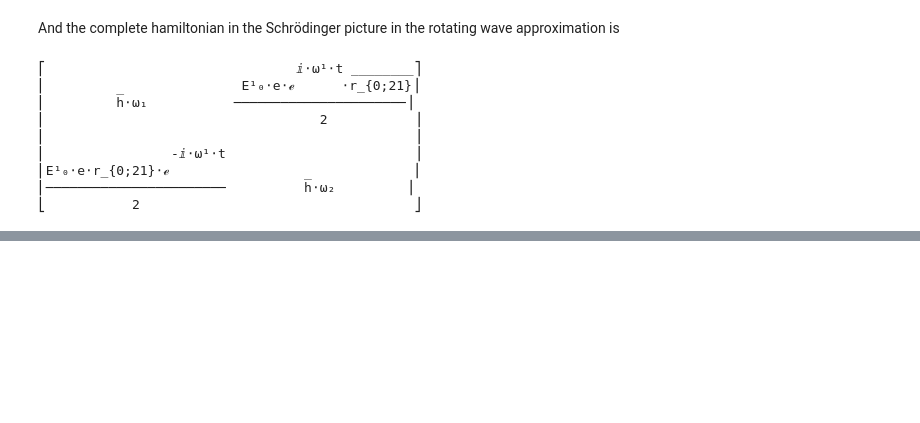
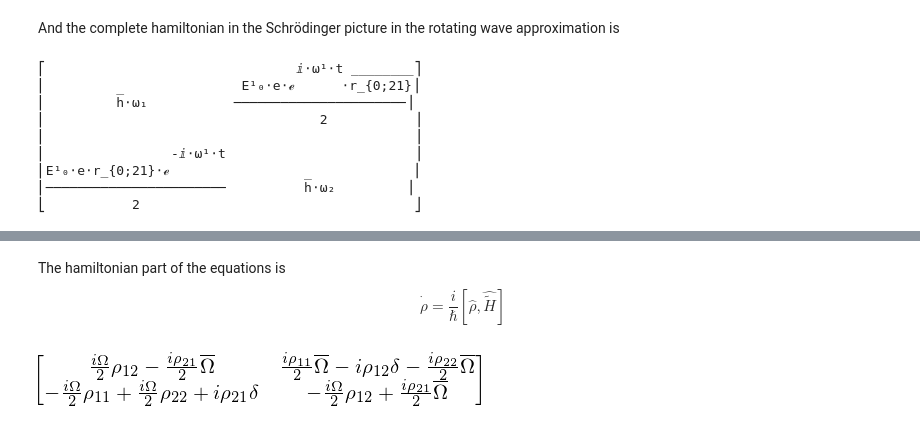
Before and after one commit to oscarlazoarjona/fast, a Jupyter notebook: fast-1.0/fast/notebooks/5 - Two level atom (symbolic).ipynb, the cells around one changed output, grey strips where cells are left out. Saved outputs shown, nothing was run; the diff lists cells and outputs as text; code cells hidden in the pictures; blank space fills up the shorter version.

Commit message:
Expanded notebook.

```diff
--- a/fast-1.0/fast/notebooks/5 - Two level atom (symbolic).ipynb
+++ b/fast-1.0/fast/notebooks/5 - Two level atom (symbolic).ipynb
@@ -377,0 +490,3 @@ pprint(HRWA)
+# %%
+rhs_new=simplify(rhs_new.subs(phase_transformation))
+pprint(rhs_new)
@@ -377,0 +504,3 @@ pprint(HRWA)
+# %%
+Htilde=Matrix([ [Derivative(rhs_new[i],ctilde[j]).doit() for j in range(Ne)] for i in range(Ne)])
+pprint(Htilde)
@@ -377,0 +518,4 @@ pprint(HRWA)
+# %%
+delta=Symbol("delta")
+Htilde=Htilde.subs({phase[0]:-omega_level[0]}).subs({omega_laser[0]:delta+omega_level[1]-omega_level[0]})
+pprint(Htilde)
@@ -377,0 +533,4 @@ pprint(HRWA)
+# %%
+Omega=Symbol("Omega")
+Htilde=Htilde.subs({r[1][1,0]:Omega*hbar/E0[0]/e})
+pprint(Htilde)
@@ -377,0 +546,9 @@ pprint(HRWA)
+# %% [markdown]
+The hamiltonian part of the equations is
+\begin{equation}
+    \dot{\hat{\rho}}=\frac{i}{\hbar}[\hat{\rho}, \hat{\tilde{H}}]
+\end{equation}
+# %%
+(I/hbar*(rho*Htilde-Htilde*rho)).expand()
+# %% [output]
+[figure, added]
```
Also changed, not shown: parts of 24 cells of this notebook.
